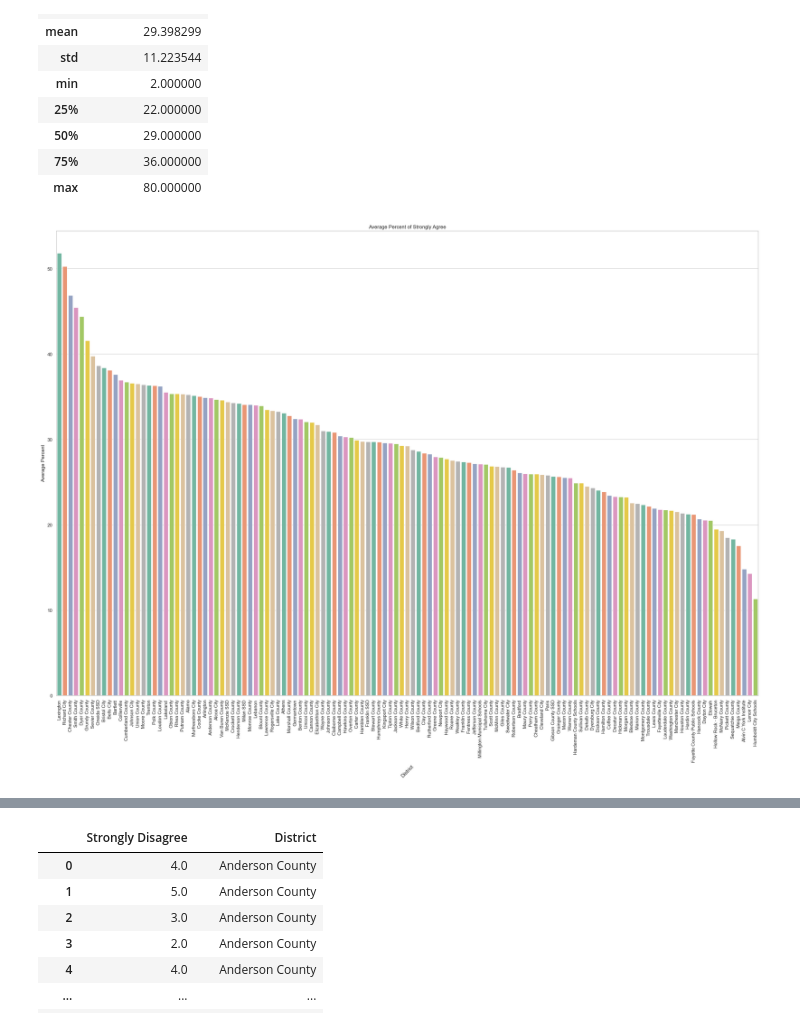
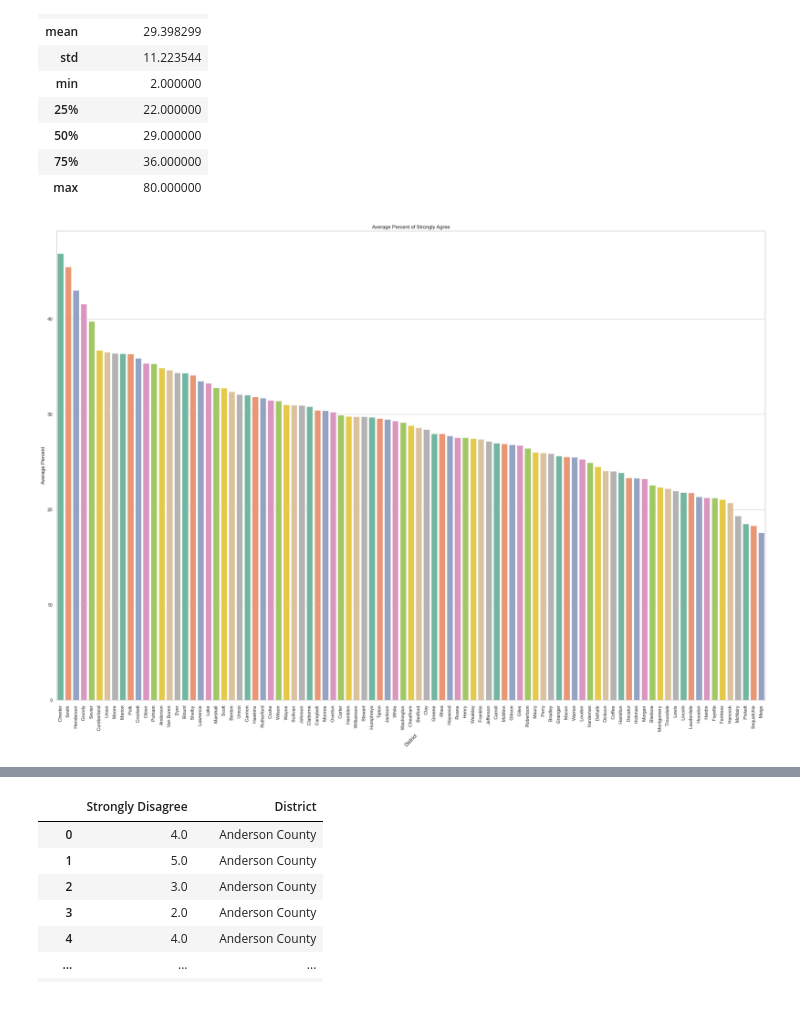
Before and after one commit to JenHall82/jen_capstone, a Jupyter notebook: notebooks/jen_capstone.ipynb, the cells around one changed output, grey strips where cells are left out. Cells and saved outputs as stored; diff of their text form; code cells hidden in the pictures.

Commit message:
Wednesday Lunch Charts

```diff
--- a/notebooks/jen_capstone.ipynb
+++ b/notebooks/jen_capstone.ipynb
@@ -92,6 +92,6 @@ See the caveats in the documentation: https://pandas.pydata.org/pandas-docs/stab
 # %%
 teacher_core_stats.to_csv('../data/teacher_core_stats.csv')
 # %%
-avg_str_agree = teacher_core_stats[['Strongly Agree', 'District']]
+avg_str_agree = teacher_core_stats[['Strongly Agree', 'District', 'County Name']]
 avg_str_agree
 # %% [output]
@@ -134,4 +135,4 @@ avg_str_agree
 # %%
-avg_str_agree.columns = ['per_strongly_agree', 'district']
+avg_str_agree.columns = ['per_strongly_agree', 'district', 'county']
 avg_str_agree
 # %% [output]
@@ -161,7 +162,7 @@ avg_str_agree.describe()
 | 75% | 36.000000 |
 | max | 80.000000 |
 # %%
-avg_str_agree_dist = avg_str_agree.groupby('district').mean()
+avg_str_agree_dist = avg_str_agree.groupby('county').mean()
 
 avg_str_agree_dist = avg_str_agree_dist.reset_index()
 # %%
@@ -169,14 +170,14 @@ avg_str_agree_dist = avg_str_agree_dist.sort_values('per_strongly_agree', ascend
 # %%
 plt.figure(figsize = (30, 20))
 sns.set(style="whitegrid")
-sns.barplot(x = 'district',
+sns.barplot(x = 'county',
             y = 'per_strongly_agree',
             data = avg_str_agree_dist,
             palette = 'Set2')
 plt.xlabel('District', rotation = 45)
 plt.ylabel('Average Percent')
 plt.title('Average Percent of Strongly Agree')
 plt.xticks(rotation=90);
 # %% [output]
-[figure, old version]
+[figure, new version]
 # %%
```
Also changed, not shown: parts of 54 cells of this notebook.
